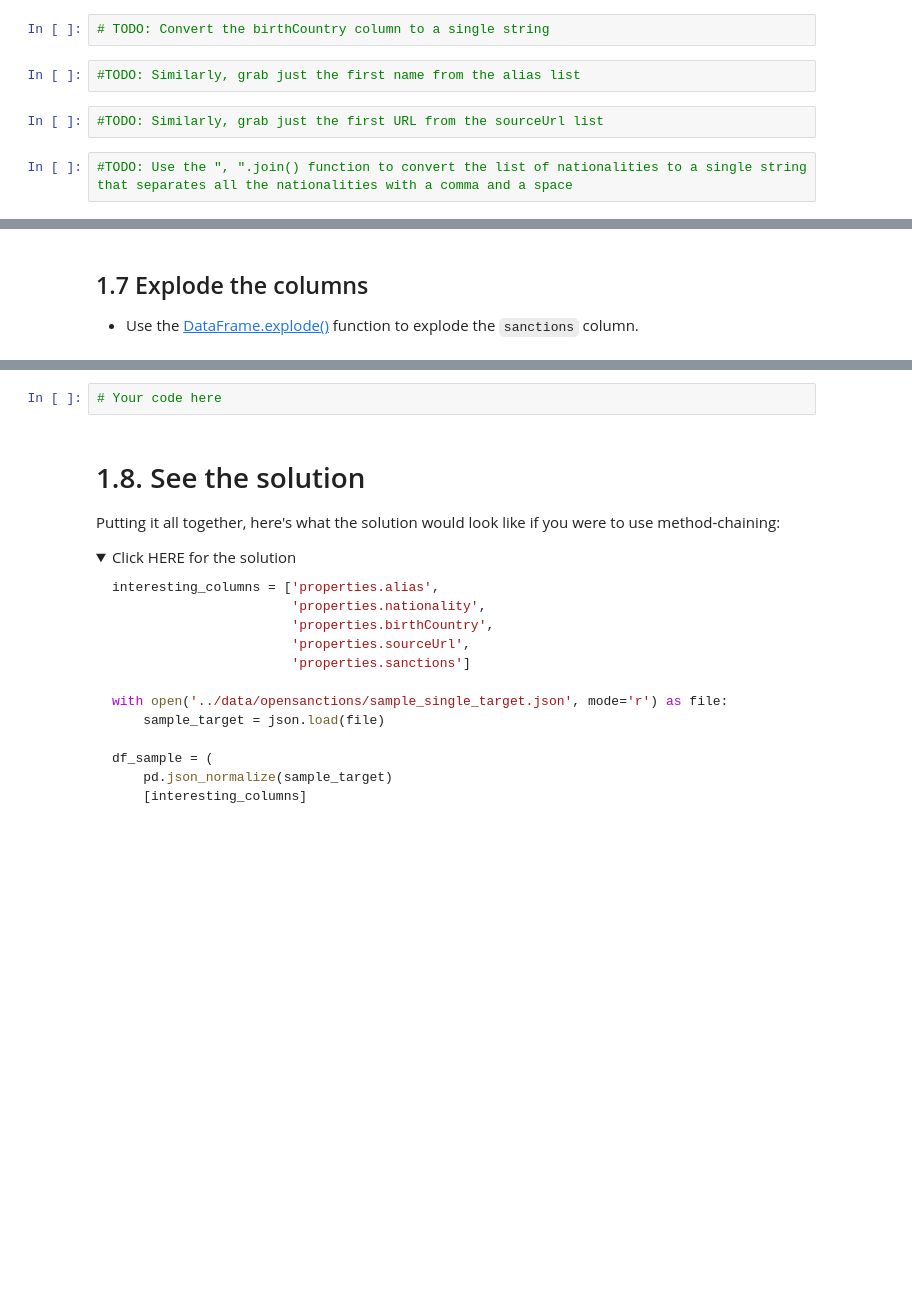
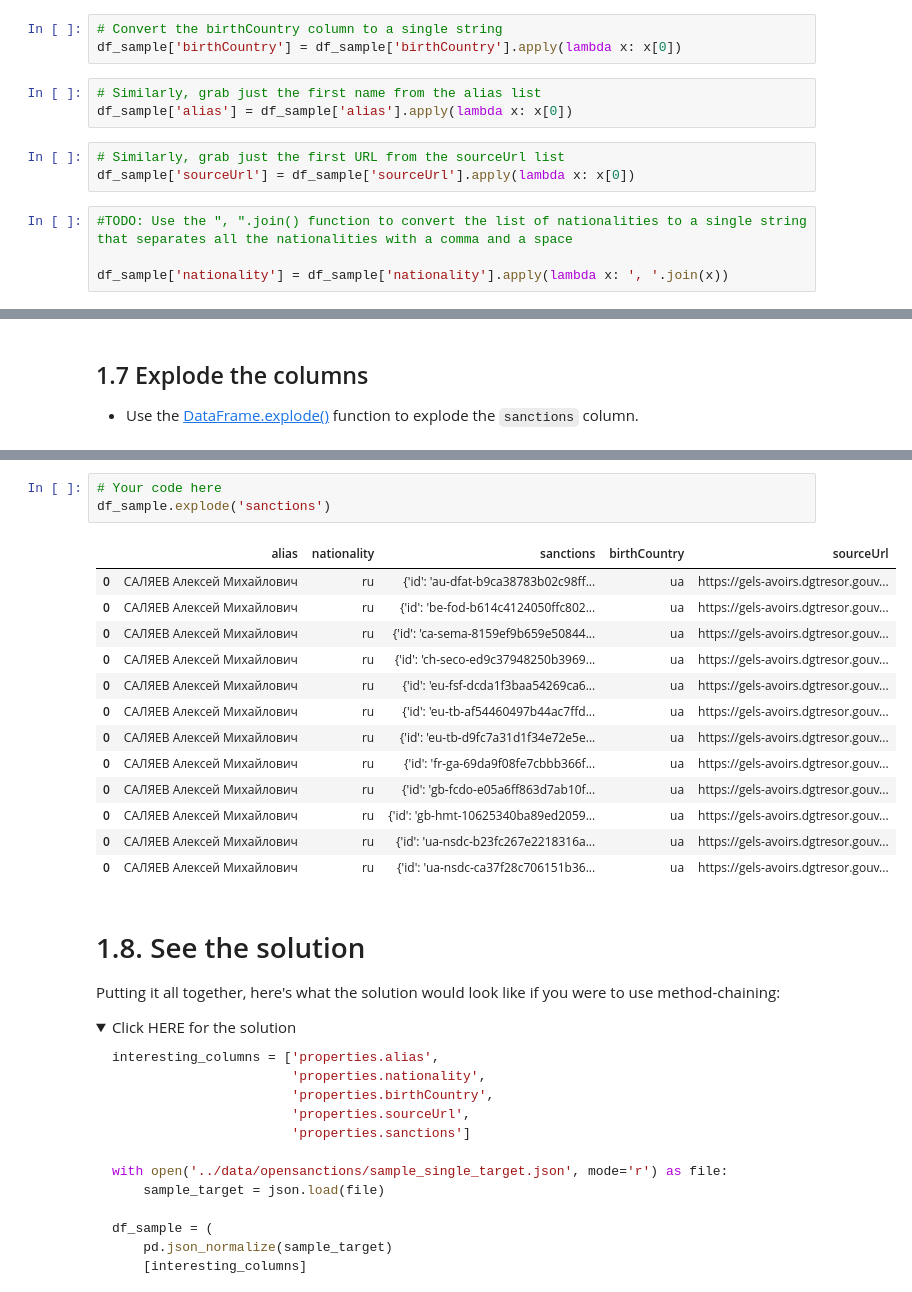
Before and after one commit to kearneyLSE/ds105a-2024, a Jupyter notebook: W07-CLK-Practice/notebooks/W07-Lab-Notebook.ipynb, the cells around one changed output, grey strips where cells are left out. Drawn from its saved outputs; the diff is of its cells as text; folded sections open; blank space fills up the shorter version.

```diff
--- a/W07-CLK-Practice/notebooks/W07-Lab-Notebook.ipynb
+++ b/W07-CLK-Practice/notebooks/W07-Lab-Notebook.ipynb
@@ -216,8 +245,13 @@ df_sample['birthCountry'] = df_sample['birthCountry'].apply(lambda x: x[0])
 # %%
-# TODO: Convert the birthCountry column to a single string
+# Convert the birthCountry column to a single string
+df_sample['birthCountry'] = df_sample['birthCountry'].apply(lambda x: x[0])
 # %%
-#TODO: Similarly, grab just the first name from the alias list
+# Similarly, grab just the first name from the alias list
+df_sample['alias'] = df_sample['alias'].apply(lambda x: x[0])
 # %%
-#TODO: Similarly, grab just the first URL from the sourceUrl list
+# Similarly, grab just the first URL from the sourceUrl list
+df_sample['sourceUrl'] = df_sample['sourceUrl'].apply(lambda x: x[0])
 # %%
 #TODO: Use the ", ".join() function to convert the list of nationalities to a single string that separates all the nationalities with a comma and a space
+
+df_sample['nationality'] = df_sample['nationality'].apply(lambda x: ', '.join(x))
@@ -234,5 +282,20 @@ df_sample['birthCountry'] = df_sample['birthCountry'].apply(lambda x: x[0])
 # %%
 # Your code here
+df_sample.explode('sanctions')
+# %% [output]
+|  | alias | nationality | sanctions | birthCountry | sourceUrl |
+| 0 | САЛЯЕВ Алексей Михайлович | ru | {'id': 'au-dfat-b9ca38783b02c98ff... | ua | https://gels-avoirs.dgtresor.gouv... |
+| 0 | САЛЯЕВ Алексей Михайлович | ru | {'id': 'be-fod-b614c4124050ffc802... | ua | https://gels-avoirs.dgtresor.gouv... |
+| 0 | САЛЯЕВ Алексей Михайлович | ru | {'id': 'ca-sema-8159ef9b659e50844... | ua | https://gels-avoirs.dgtresor.gouv... |
+| 0 | САЛЯЕВ Алексей Михайлович | ru | {'id': 'ch-seco-ed9c37948250b3969... | ua | https://gels-avoirs.dgtresor.gouv... |
+| 0 | САЛЯЕВ Алексей Михайлович | ru | {'id': 'eu-fsf-dcda1f3baa54269ca6... | ua | https://gels-avoirs.dgtresor.gouv... |
+| 0 | САЛЯЕВ Алексей Михайлович | ru | {'id': 'eu-tb-af54460497b44ac7ffd... | ua | https://gels-avoirs.dgtresor.gouv... |
+| 0 | САЛЯЕВ Алексей Михайлович | ru | {'id': 'eu-tb-d9fc7a31d1f34e72e5e... | ua | https://gels-avoirs.dgtresor.gouv... |
+| 0 | САЛЯЕВ Алексей Михайлович | ru | {'id': 'fr-ga-69da9f08fe7cbbb366f... | ua | https://gels-avoirs.dgtresor.gouv... |
+| 0 | САЛЯЕВ Алексей Михайлович | ru | {'id': 'gb-fcdo-e05a6ff863d7ab10f... | ua | https://gels-avoirs.dgtresor.gouv... |
+| 0 | САЛЯЕВ Алексей Михайлович | ru | {'id': 'gb-hmt-10625340ba89ed2059... | ua | https://gels-avoirs.dgtresor.gouv... |
+| 0 | САЛЯЕВ Алексей Михайлович | ru | {'id': 'ua-nsdc-b23fc267e2218316a... | ua | https://gels-avoirs.dgtresor.gouv... |
+| 0 | САЛЯЕВ Алексей Михайлович | ru | {'id': 'ua-nsdc-ca37f28c706151b36... | ua | https://gels-avoirs.dgtresor.gouv... |
 # %% [markdown]
 # 1.8. See the solution
 
```
Also changed, not shown: parts of 12 cells of this notebook.
